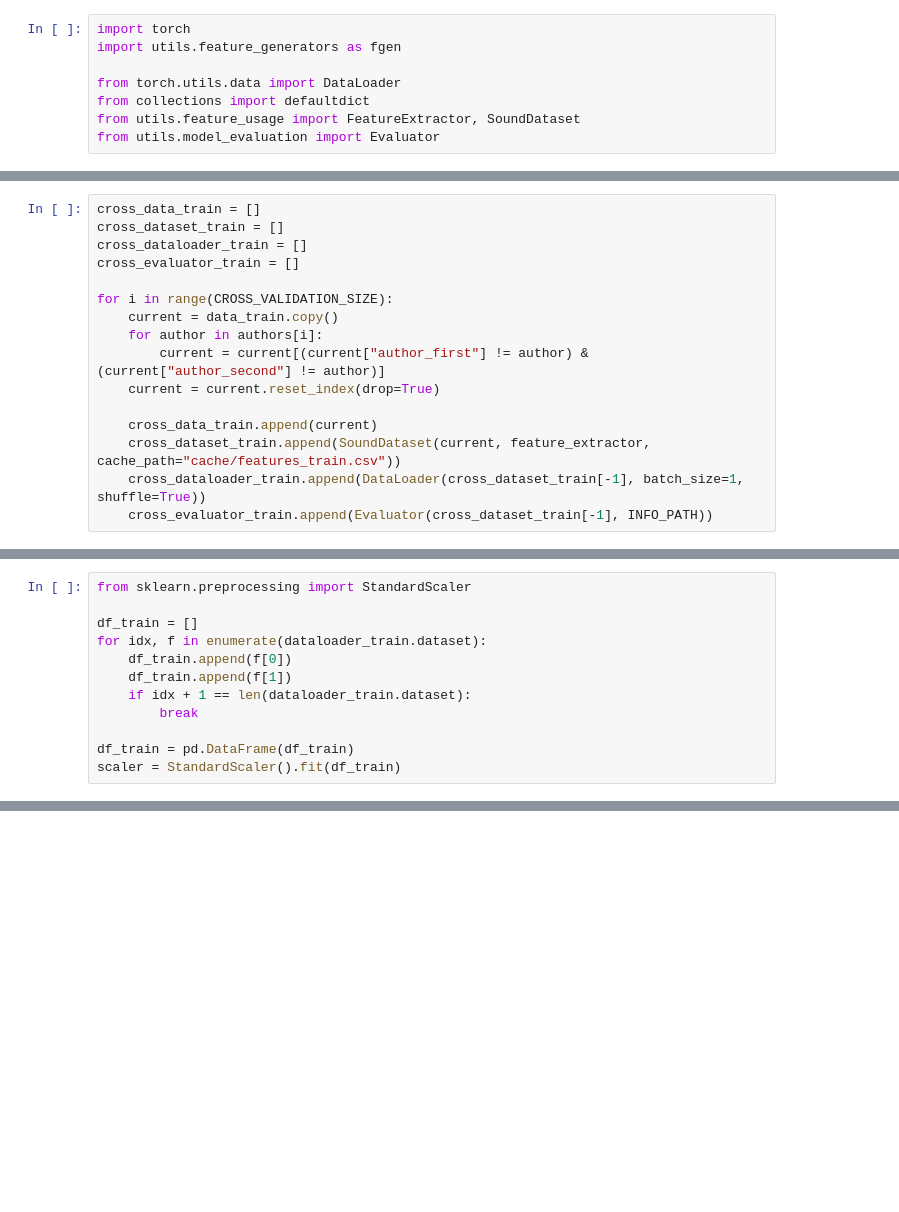
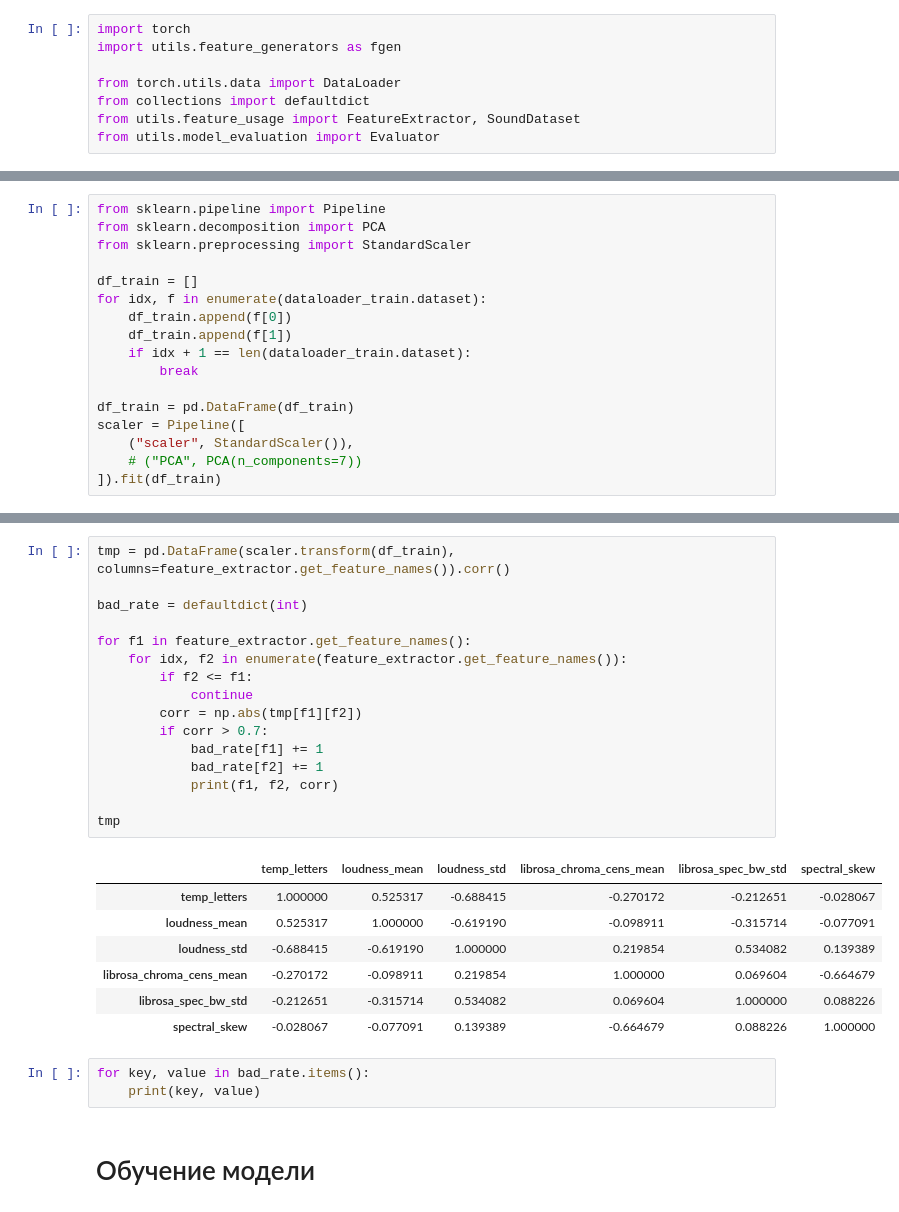
Before and after one commit to voidmax/VoiceEnergy, a Jupyter notebook: exps/nn_pairwise_ranking.ipynb, the cells around one changed output, grey strips where cells are left out. Saved outputs shown, nothing was run; the diff lists cells and outputs as text; blank space fills up the shorter version.

```diff
--- a/exps/nn_pairwise_ranking.ipynb
+++ b/exps/nn_pairwise_ranking.ipynb
@@ -179,19 +190,3 @@ dataset_train.cache_save()
 for d in tqdm(dataloader_test):
     pass
 dataset_test.cache_save()
-# %%
-cross_data_train = []
-cross_dataset_train = []
-cross_dataloader_train = []
-cross_evaluator_train = []
-
-for i in range(CROSS_VALIDATION_SIZE):
-    current = data_train.copy()
-    for author in authors[i]:
-        current = current[(current["author_first"] != author) & (current["author_second"] != author)]
-    current = current.reset_index(drop=True)
-
-    cross_data_train.append(current)
-    cross_dataset_train.append(SoundDataset(current, feature_extractor, cache_path="cache/features_train.csv"))
-    cross_dataloader_train.append(DataLoader(cross_dataset_train[-1], batch_size=1, shuffle=True))
-    cross_evaluator_train.append(Evaluator(cross_dataset_train[-1], INFO_PATH))
@@ -198,4 +247,6 @@ for i in range(CROSS_VALIDATION_SIZE):
 # %%
+from sklearn.pipeline import Pipeline
+from sklearn.decomposition import PCA
 from sklearn.preprocessing import StandardScaler
 
 df_train = []
@@ -206,4 +257,7 @@ for idx, f in enumerate(dataloader_train.dataset):
         break
 
 df_train = pd.DataFrame(df_train)
-scaler = StandardScaler().fit(df_train)
+scaler = Pipeline([
+    ("scaler", StandardScaler()),
+    # ("PCA", PCA(n_components=7))
+]).fit(df_train)
@@ -222,3 +264,32 @@ tmp.corr()
+# %%
+tmp = pd.DataFrame(scaler.transform(df_train), columns=feature_extractor.get_feature_names()).corr()
+
+bad_rate = defaultdict(int)
+
+for f1 in feature_extractor.get_feature_names():
+    for idx, f2 in enumerate(feature_extractor.get_feature_names()):
+        if f2 <= f1:
+            continue
+        corr = np.abs(tmp[f1][f2])
+        if corr > 0.7:
+            bad_rate[f1] += 1
+            bad_rate[f2] += 1
+            print(f1, f2, corr)
+
+tmp
+# %% [output]
+|  | temp_letters | loudness_mean | loudness_std | librosa_chroma_cens_mean | librosa_spec_bw_std | spectral_skew |
+| temp_letters | 1.000000 | 0.525317 | -0.688415 | -0.270172 | -0.212651 | -0.028067 |
+| loudness_mean | 0.525317 | 1.000000 | -0.619190 | -0.098911 | -0.315714 | -0.077091 |
+| loudness_std | -0.688415 | -0.619190 | 1.000000 | 0.219854 | 0.534082 | 0.139389 |
+| librosa_chroma_cens_mean | -0.270172 | -0.098911 | 0.219854 | 1.000000 | 0.069604 | -0.664679 |
+| librosa_spec_bw_std | -0.212651 | -0.315714 | 0.534082 | 0.069604 | 1.000000 | 0.088226 |
+| spectral_skew | -0.028067 | -0.077091 | 0.139389 | -0.664679 | 0.088226 | 1.000000 |
+# %%
+for key, value in bad_rate.items():
+    print(key, value)
+# %% [markdown]
+# Обучение модели
 # %%
 import torch
 import torch.nn as nn
```
Also changed, not shown: parts of 23 cells of this notebook.
